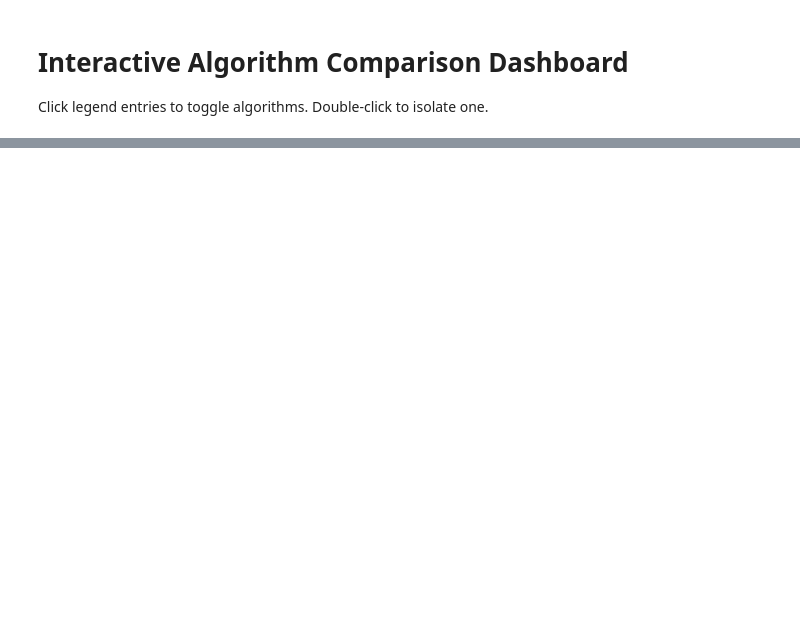
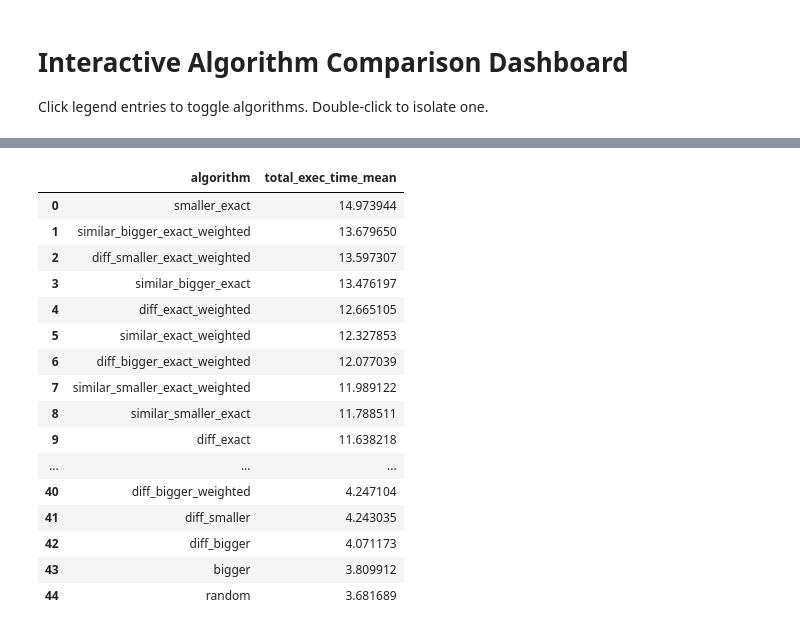
Before and after one commit to tinicius/challenge-sbpo-2025, a Jupyter notebook: notebooks/study_interactive.ipynb, the cells around one changed output, grey strips where cells are left out. Cells and saved outputs as stored; diff of their text form; code cells hidden in the pictures; blank space fills up the shorter version.

```diff
--- a/notebooks/study_interactive.ipynb
+++ b/notebooks/study_interactive.ipynb
@@ -297,0 +257,30 @@ EXEC_TIME_MEAN - FINAL RANKING
+# %%
+# Tempo total por algoritmo (soma de exec_time_mean)
+
+total_exec_time_by_algorithm = (
+    df.groupby('algorithm', as_index=False)['exec_time_mean']
+    .sum()
+    .rename(columns={'exec_time_mean': 'total_exec_time_mean'})
+    .sort_values('total_exec_time_mean', ascending=False)
+    .reset_index(drop=True)
+)
+
+total_exec_time_by_algorithm
+# %% [output]
+|  | algorithm | total_exec_time_mean |
+| 0 | smaller_exact | 14.973944 |
+| 1 | similar_bigger_exact_weighted | 13.679650 |
+| 2 | diff_smaller_exact_weighted | 13.597307 |
+| 3 | similar_bigger_exact | 13.476197 |
+| 4 | diff_exact_weighted | 12.665105 |
+| 5 | similar_exact_weighted | 12.327853 |
+| 6 | diff_bigger_exact_weighted | 12.077039 |
+| 7 | similar_smaller_exact_weighted | 11.989122 |
+| 8 | similar_smaller_exact | 11.788511 |
+| 9 | diff_exact | 11.638218 |
+| ... | ... | ... |
+| 40 | diff_bigger_weighted | 4.247104 |
+| 41 | diff_smaller | 4.243035 |
+| 42 | diff_bigger | 4.071173 |
+| 43 | bigger | 3.809912 |
+| 44 | random | 3.681689 |
```
Also changed, not shown: parts of 3 cells of this notebook, 24 other files.
